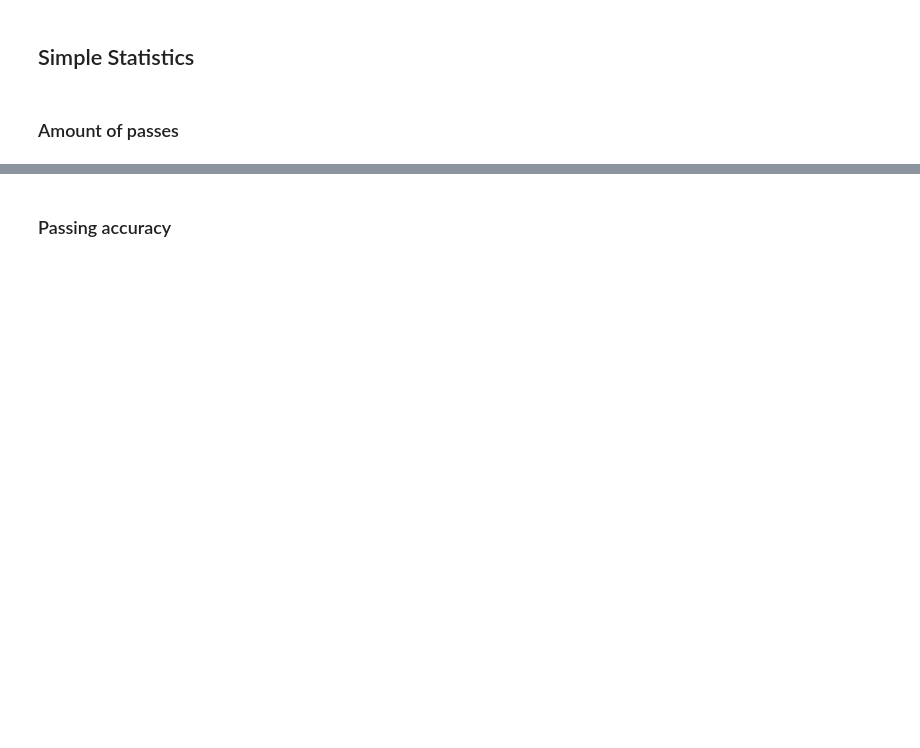
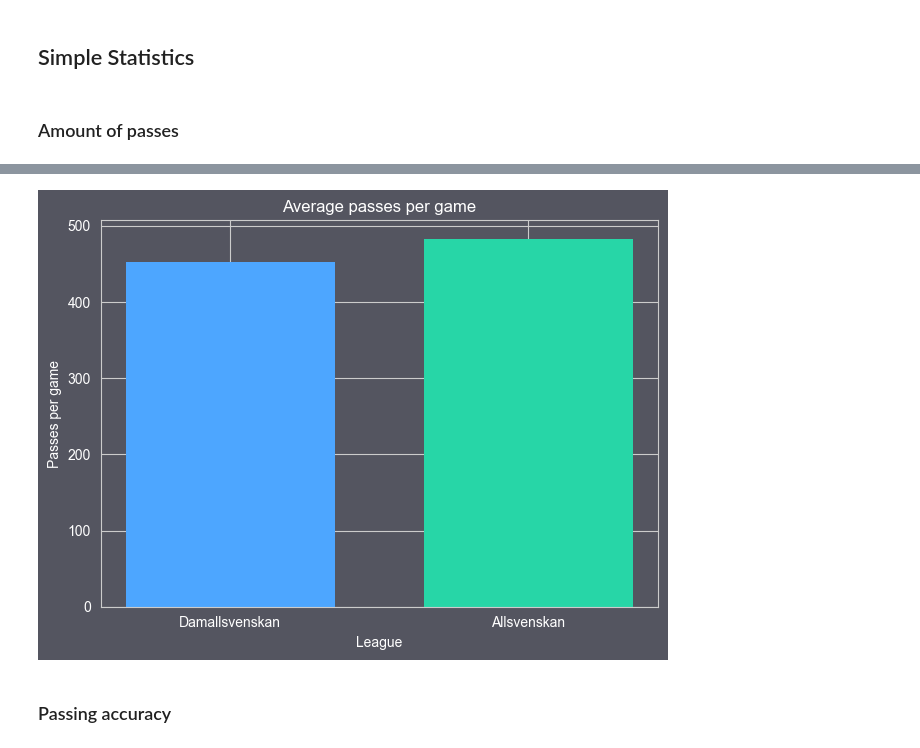
Before and after one commit to G4din/Examensarbete-PlaymakerAI, a Jupyter notebook: simple_stats.ipynb, the cells around one changed output, grey strips where cells are left out. Saved outputs shown, nothing was run; the diff lists cells and outputs as text; code cells hidden in the pictures; blank space fills up the shorter version.

```diff
--- a/simple_stats.ipynb
+++ b/simple_stats.ipynb
@@ -96,2 +33,44 @@ plt.show()
+# %%
+# Count the number of passes in total for all teams for each season
+pass_count_damallsvenskan =  damallsvenskan_all_df[damallsvenskan_all_df['action'] == 'Pass accurate'].shape[0] + damallsvenskan_all_df[damallsvenskan_all_df['action'] == 'Pass inaccurate'].shape[0]
+pass_count_allsvenskan = allsvenskan_all_df[allsvenskan_all_df['action'] == 'Pass accurate'].shape[0] + allsvenskan_all_df[allsvenskan_all_df['action'] == 'Pass inaccurate'].shape[0]
+
+# Since the women play less games each season we need to normalize the data by dividing the total number of passes by the number of games played
+damallsvenskan_factor = 264 + 264 + 264 + 264 + 364
+allsvenskan_factor = 480 + 480 + 480 + 480 + 480
+pass_count_damallsvenskan = pass_count_damallsvenskan / damallsvenskan_factor
+pass_count_allsvenskan = pass_count_allsvenskan / allsvenskan_factor
+
+# Plot the data
+sns.set_style("whitegrid")
+fig, ax = plt.subplots(facecolor='#545560')  # Set the background color of the figure to gray
+index = np.array([0, 1])
+bar_width = 0.7
+opacity = 1
+
+rects1 = plt.bar(index[0], pass_count_damallsvenskan, bar_width,
+                alpha=opacity,
+                color='#4da6ff',
+                label='Damallsvenskan',
+                edgecolor='none')  # Add edgecolor to the bar
+
+rects2 = plt.bar(index[1], pass_count_allsvenskan, bar_width,
+                alpha=opacity,
+                color='#27d6a7',
+                label='Allsvenskan',
+                edgecolor='none')  # Add edgecolor to the bar
+
+# Set the background color of the plot area to gray
+ax.set_facecolor('#545560')
+
+plt.xlabel('League', color='white')  # Set the text color for the x-axis label to white
+plt.ylabel('Passes per game', color='white')  # Set the text color for the y-axis label to white
+plt.title('Average passes per game', color='white')  # Set the text color for the title to white
+plt.xticks(index, ('Damallsvenskan', 'Allsvenskan'), color='white')  # Set the text color for the x-axis ticks to white
+plt.yticks(color='white')  # Set the text color for the y-axis ticks to white
+plt.tight_layout()
+plt.show()
+# %% [output]
+[figure, added]
 # %% [markdown]
 ### Passing accuracy
```
Also changed, not shown: parts of 10 cells of this notebook, 1 other file.
